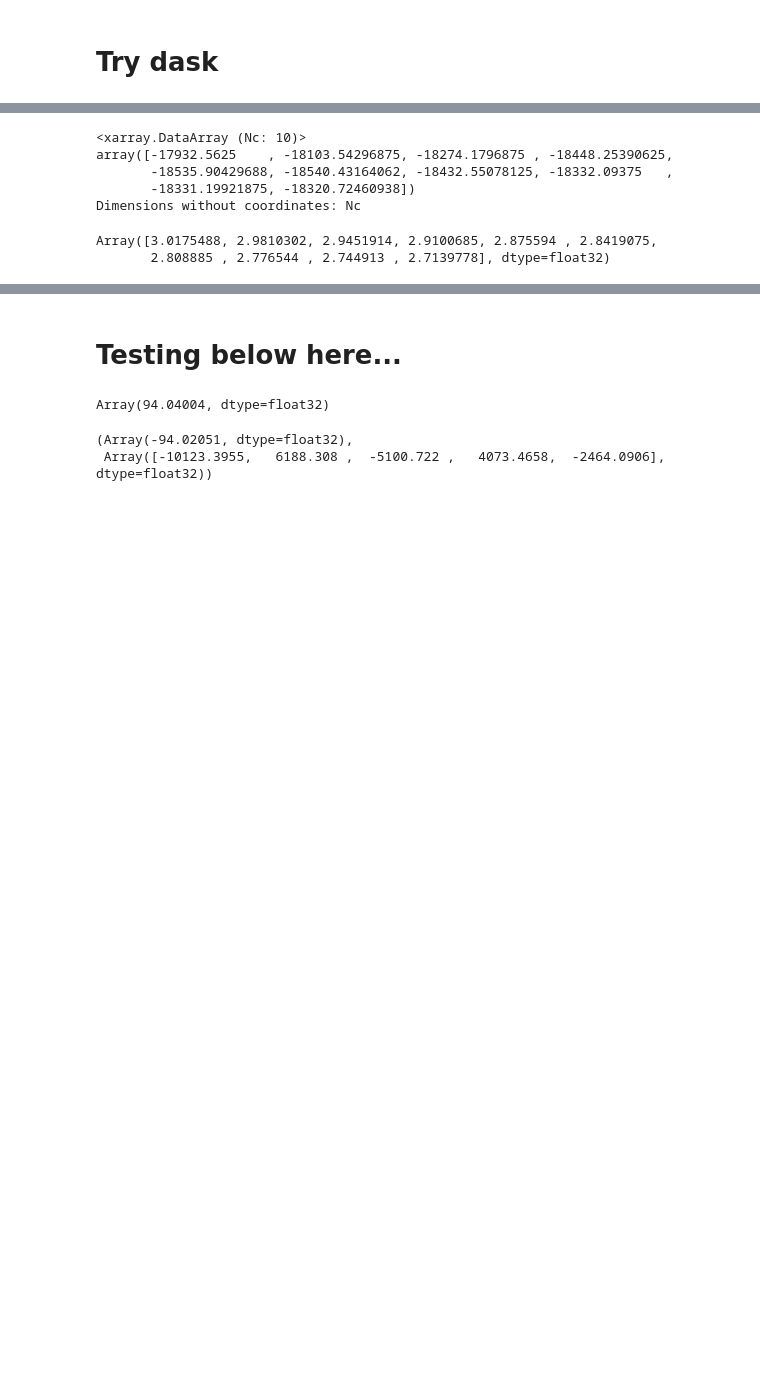
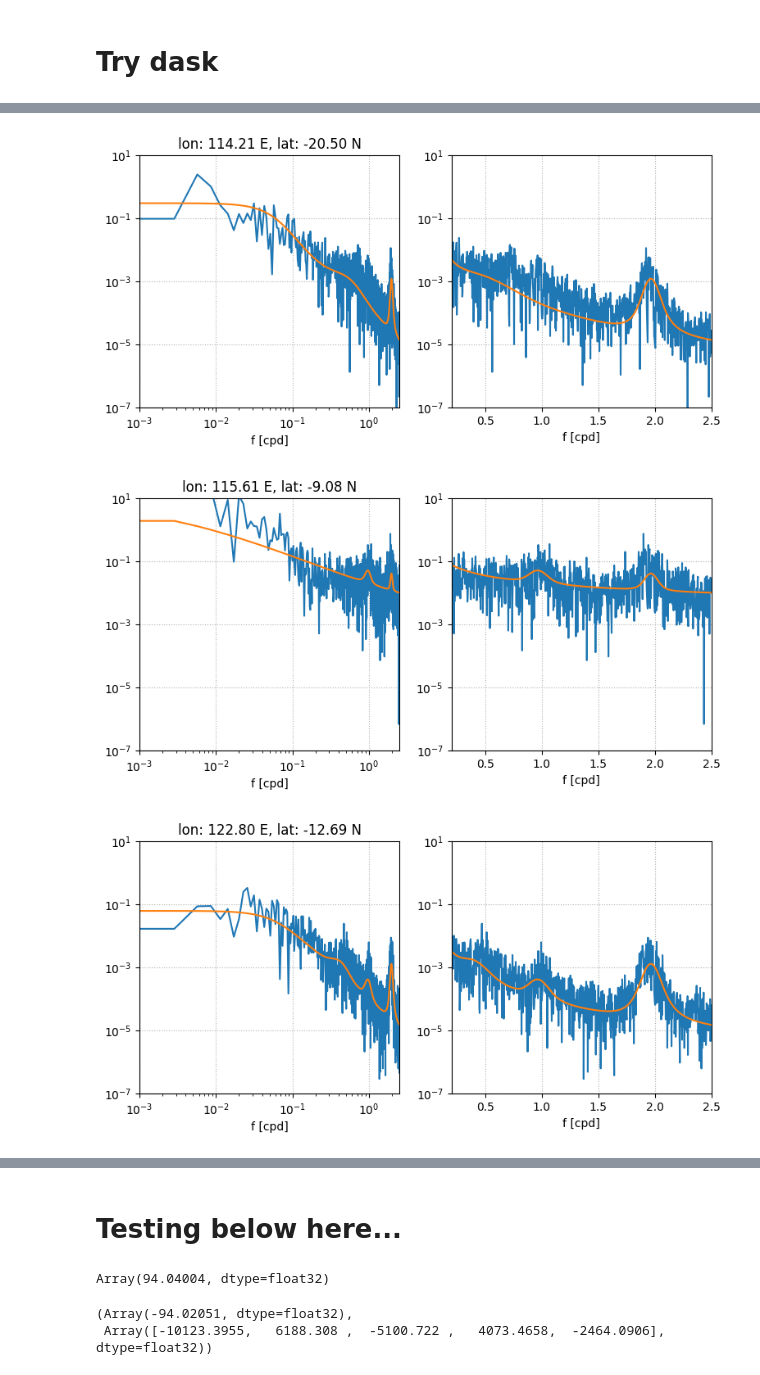
Before and after one commit to mrayson/incoherentitide, a Jupyter notebook: NOTEBOOKS/estimate_nonstat_itide_param_jax_testing.ipynb, the cells around one changed output, grey strips where cells are left out. Cells and saved outputs as stored; diff of their text form; code cells hidden in the pictures; blank space fills up the shorter version.

```diff
--- a/NOTEBOOKS/estimate_nonstat_itide_param_jax_testing.ipynb
+++ b/NOTEBOOKS/estimate_nonstat_itide_param_jax_testing.ipynb
@@ -500,13 +247,14 @@ def estimate_spectral_params_jax(y, lat, X=X, covfunc=covfunc, covparams_ic=covp
 
     f_cor_cpd = compute_f_cpd_inv(lat)
 
-    params, loss_val = estimate_jax(y, X, covfunc, covparams, fmin, fmax,
+    params, loss_val = nsjax.estimate_jax(y, X, covfunc, covparams, fmin, fmax,
                          cov_kwargs={'f_cor':f_cor_cpd},
                           maxiter=500,
                          opt= optax.adabelief(learning_rate=1e-1),
                          verbose=False)
 
     return params, np.array([loss_val])
+    #return params, np.array([f_cor_cpd])
     #return np.concatenate([params, np.array([f_cor_cpd]) ])
 
 print('\tBuilding the dask graph...')
@@ -550,16 +297,3 @@ array([[1.82935849e-01, 5.07570362e+00, 1.48855245e+00, 4.00563218e-02,
         1.25385437e+01, 3.62200178e-02, 4.13699102e+00, 3.11756856e-03,
         1.46609583e+01]])
 Dimensions without coordinates: Nc, params
-# %%
-loss_val
-# %% [output]
-<xarray.DataArray (Nc: 10)>
-array([-17932.5625    , -18103.54296875, -18274.1796875 , -18448.25390625,
-       -18535.90429688, -18540.43164062, -18432.55078125, -18332.09375   ,
-       -18331.19921875, -18320.72460938])
-Dimensions without coordinates: Nc
-# %%
-compute_f_cpd_inv(myds2['yv'].values)
-# %% [output]
-Array([3.0175488, 2.9810302, 2.9451914, 2.9100685, 2.875594 , 2.8419075,
-       2.808885 , 2.776544 , 2.744913 , 2.7139778], dtype=float32)
@@ -565,0 +302,41 @@ Array([3.0175488, 2.9810302, 2.9451914, 2.9100685, 2.875594 , 2.8419075,
+# %%
+def plot_site(myds, params, ii):
+    y = myds[varname].isel(Nc=ii)
+
+    #y -= y.mean()
+
+    X = (myds.time-myds.time[0]).values.astype(float)/1e9/86400
+    X = tdays#[:,None]
+    dt = X[1]-X[0]
+    f, I = nsjax.periodogram(y.values, dt)
+    acf = covfunc(X, X[0], params[ii,:].values, **cov_kwargs)
+    f_S, S = nsjax.bochner(acf, delta=dt)
+
+    plt.figure(figsize=(9,4))
+    ax1=plt.subplot(121)
+    plt.loglog(f, 2*I)
+    plt.loglog(f_S,S)
+    # plt.loglog(f_S,Si,':')
+    plt.xlim(fmin, fmax)
+    plt.xlabel('f [cpd]')
+    plt.grid(True, ls=':')
+    plt.ylim(1e-7,1e1)
+
+    plt.subplot(122)
+    plt.semilogy(f, 2*I)
+    plt.semilogy(f_S,S)
+    # plt.semilogy(f_S,Si,':')
+
+    plt.xlim(0.2, fmax)
+    plt.xlabel('f [cpd]')
+    ax1.set_title('lon: {:3.2f} E, lat: {:3.2f} N'.format(myds.xv[ii].values, myds.yv.values[ii]))
+    plt.grid(True, ls=':')
+    plt.ylim(1e-7,1e1)
+# %%
+for ii in range(13):
+    plot_site(myds, params, ii)
+    plt.savefig('../FIGURES/SUNTANS_PSD_v_eg_{:03d}.png'.format(ii), dpi=150)
+# %% [output]
+[figure, added]
+[figure, added]
+[figure, added]
```
Also changed, not shown: parts of 14 cells of this notebook, 3 other files.
